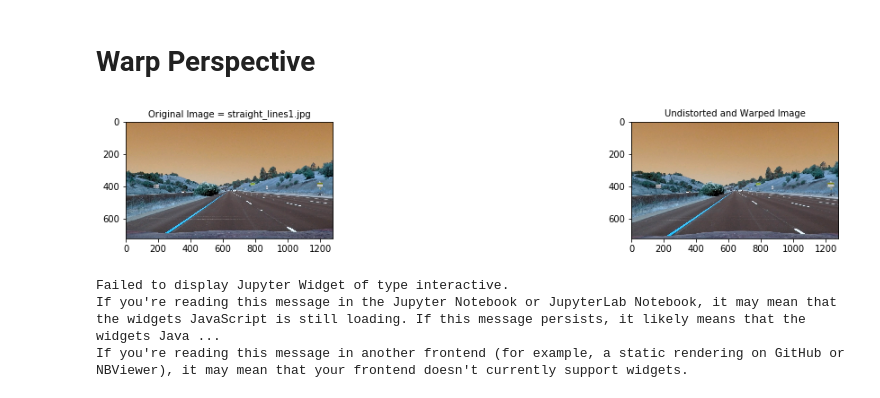
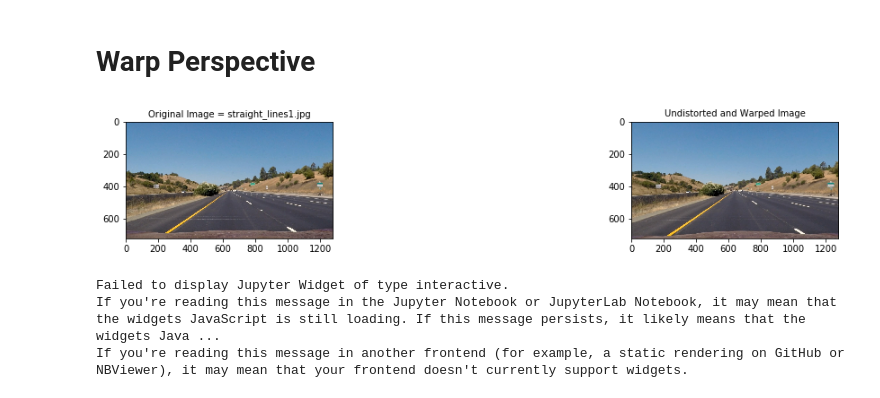
Before and after one commit to samiriff/Advanced-Lane-Line-Detection, a Jupyter notebook: P2.ipynb, the cells around one changed output. Drawn from its saved outputs; the diff is of its cells as text; code cells hidden in the pictures.

```diff
--- a/P2.ipynb
+++ b/P2.ipynb
@@ -26,6 +26,11 @@ import numpy as np
 import cv2
 import glob
 import matplotlib.pyplot as plt
+# %%
+def readImage(image_name):
+    img = cv2.imread(image_name)
+    rgbImg = cv2.cvtColor(img, cv2.COLOR_BGR2RGB)
+    return rgbImg
 # %%
 def calibrate_camera(images):
     # prepare object points, like (0,0,0), (1,0,0), (2,0,0) ....,(6,5,0)
@@ -195,25 +200,25 @@ def corners_unwarp(img, nx, ny, mtx, dist):
 # %%
 def corners_unwarp_from_path(path, mtx, dist):
     images = glob.glob(path)
     nx = 9
     ny = 6
     for fname in images:
-        img = cv2.imread(fname)
+        img = readImage(fname)
         top_down, perspective_M = corners_unwarp(img, nx, ny, mtx, dist)
 
         f, (ax1, ax2) = plt.subplots(1, 2, figsize=(15, 2))
         f.tight_layout()
         ax1.imshow(img)
         ax1.set_title('Original Image = ' + fname.split('/')[2], fontsize=10)
         ax2.imshow(top_down)
         ax2.set_title('Undistorted and Warped Image', fontsize=10)
         plt.subplots_adjust(left=0., right=1, top=0.9, bottom=0.)
 
         cv2.imwrite('./output_images/warped_images/' + fname.split('/')[2], top_down)
 
 corners_unwarp_from_path('./test_images/straight_lines1.jpg', mtx, dist)
 # %% [output]
-[figure, old version]
+[figure, new version]
 # %%
 def corners_unwarp_lane(img, mtx, dist, src=None, dst=None, overlay_line_markings=True):
     # Pass in your image into this function
```
Also changed, not shown: parts of 17 cells of this notebook, 3 other files.
